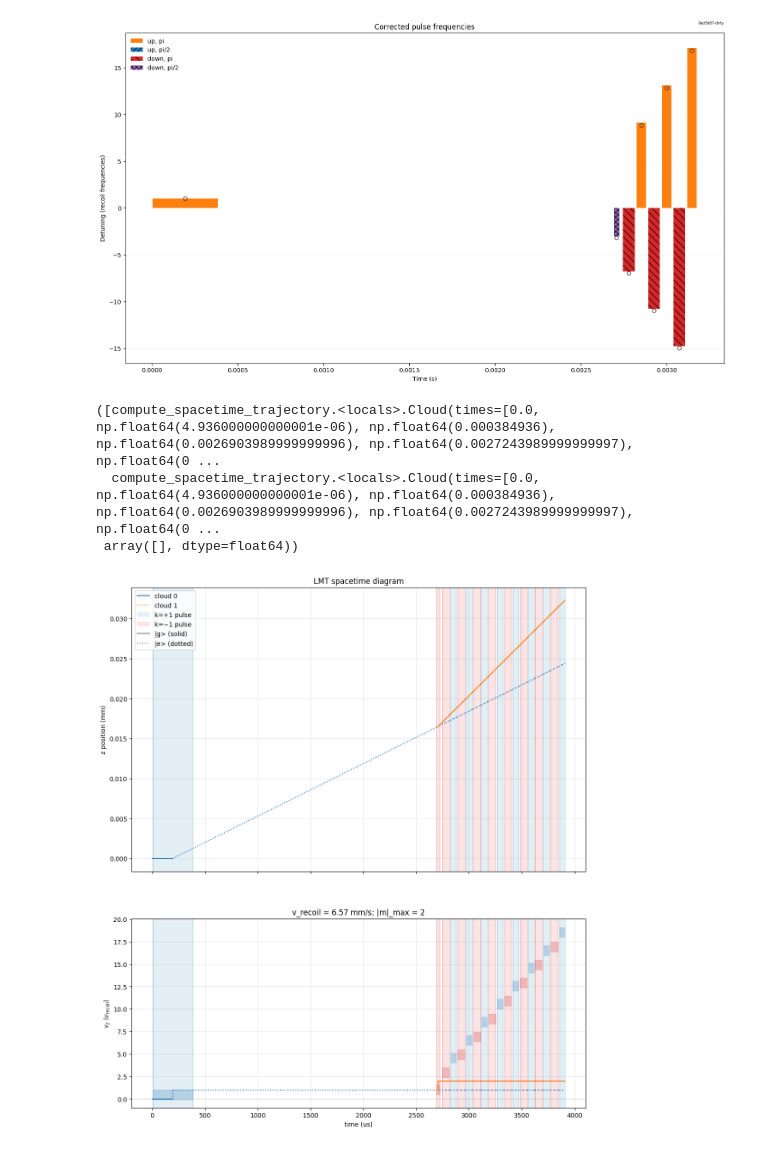
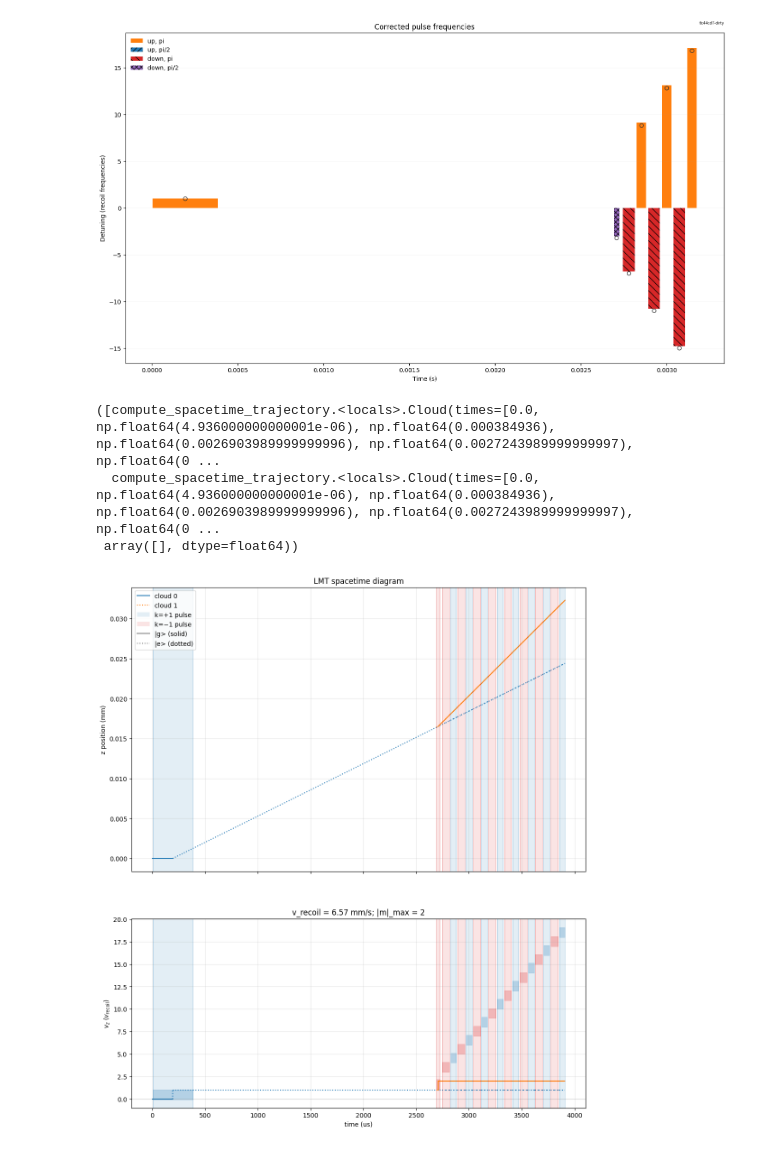
Before and after one commit to charlesbaynham/LMT_sim_scratch, a Jupyter notebook: notebooks/true_LMT_trajectory.ipynb, the cells around one changed output. Saved outputs shown, nothing was run; the diff lists cells and outputs as text; code cells hidden in the pictures.

Commit message:
Plot

```diff
--- a/notebooks/true_LMT_trajectory.ipynb
+++ b/notebooks/true_LMT_trajectory.ipynb
@@ -94,7 +97,7 @@ probe_shift_alpha = probe_shift_known / (1/(2*t_pi_ref))**2
 print(f"calibrated probe-shift alpha = {probe_shift_alpha:.4e} /Hz")
 
 # FIXME
-initial_velocity_z = 0.0
+initial_velocity_z = -2e-3
 # %% [output]
 calibrated probe-shift alpha = -1.8150e-05 /Hz
 # %%
@@ -267,12 +270,12 @@ vs.tag_plot(small=True);
 # %% [output]
 [figure]
 # %%
-seq.compute_spacetime_trajectory(sequence, plot=True, max_branches=20, flip_threshold=0.6)
+seq.compute_spacetime_trajectory(sequence, plot=True, max_branches=20)
 # %% [output]
 ([compute_spacetime_trajectory.<locals>.Cloud(times=[0.0, np.float64(4.936000000000001e-06), np.float64(0.000384936), np.float64(0.0026903989999999996), np.float64(0.0027243989999999997), np.float64(0 ...
   compute_spacetime_trajectory.<locals>.Cloud(times=[0.0, np.float64(4.936000000000001e-06), np.float64(0.000384936), np.float64(0.0026903989999999996), np.float64(0.0027243989999999997), np.float64(0 ...
  array([], dtype=float64))
-[figure, old version]
+[figure, new version]
 # %%
 # Apply a hacky correction - round each pulse to the nearest corrected integer number of recoils
 _, sequence = seq.build_sequence_from_lab_pulse_dump(
```
Also changed, not shown: parts of 3 cells of this notebook.
